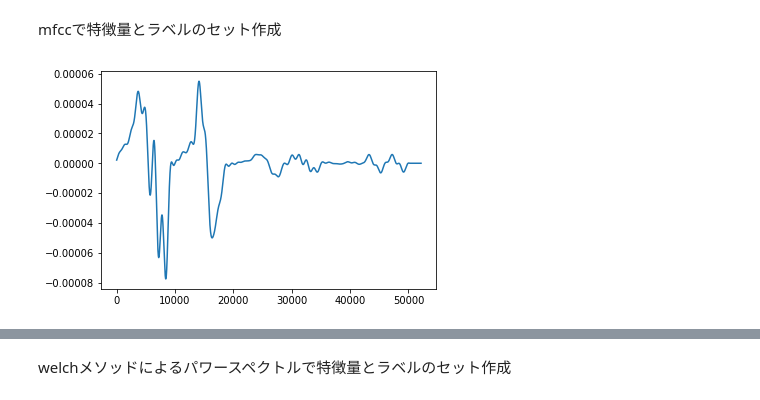
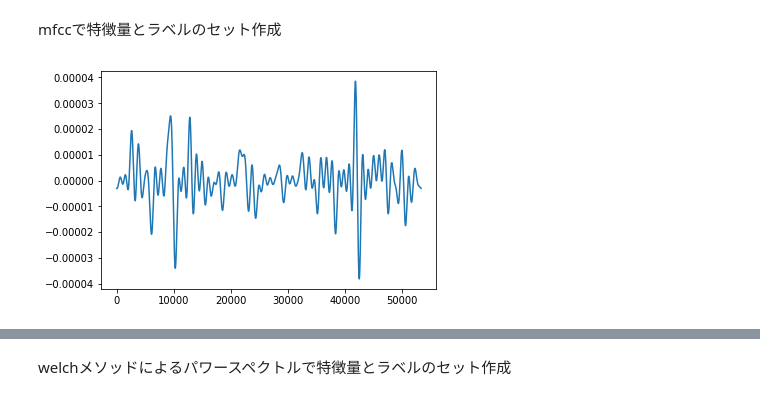
Before and after one commit to kacky24/baby_cry_cause_estimation, a Jupyter notebook: voice_classification.ipynb, the cells around one changed output, grey strips where cells are left out. Drawn from its saved outputs; the diff is of its cells as text; code cells hidden in the pictures.

```diff
--- a/voice_classification.ipynb
+++ b/voice_classification.ipynb
@@ -64,7 +60,10 @@ def smoothing(abs_cry_array):
 
     return f2
 # %%
-def devide_cry(cry_array, dist=2000, thred=0.0002, loop=10):
+def devide_cry(cry_array, dist=10, thred=0.0002, loop=10):
+    # 0を削除
+    #cry_array = cry_array[cry_array > 1e-10]
+
     # 傾きのリストをつくる
     smoothed_abs_cry_array = smoothing(np.abs(cry_array))
     dx_array = [(smoothed_abs_cry_array[i + dist] - smoothed_abs_cry_array[i]) / dist for i in range(len(smoothed_abs_cry_array) - dist)]
@@ -74,15 +73,10 @@ def devide_cry(cry_array, dist=2000, thred=0.0002, loop=10):
     start_ix = 0
     end_ix=0
 
-    for i in range(len(dx_array)):
+    #for i in range(len(dx_array)):
 
 
     return dx_array
-# %%
-plt.plot(devide_cry(np.abs(x_seq[4])))
-plt.show()
-# %% [output]
-[figure, removed]
 # %%
 label_dict = {'hu':0, 'ti':1, 'dc':2}
 
@@ -104,4 +98,9 @@ for f in files:
 
 X = np.array(X)
 y = np.array(y)
+# %%
+plt.plot(devide_cry(np.abs(x_seq[3])))
+plt.show()
+# %% [output]
+[figure, added]
 # %%
```
Also changed, not shown: parts of 6 cells of this notebook.
